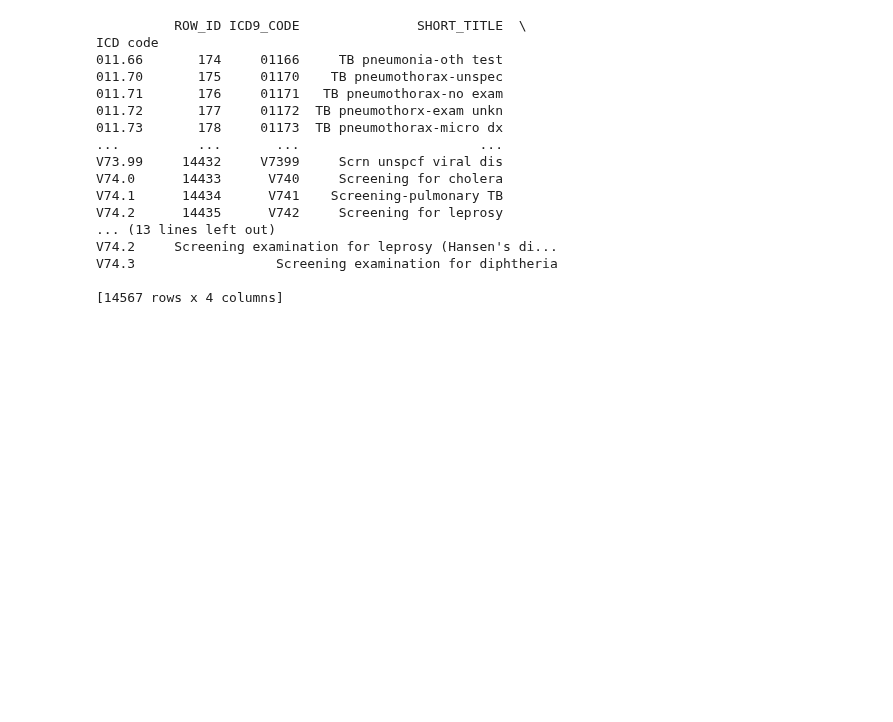
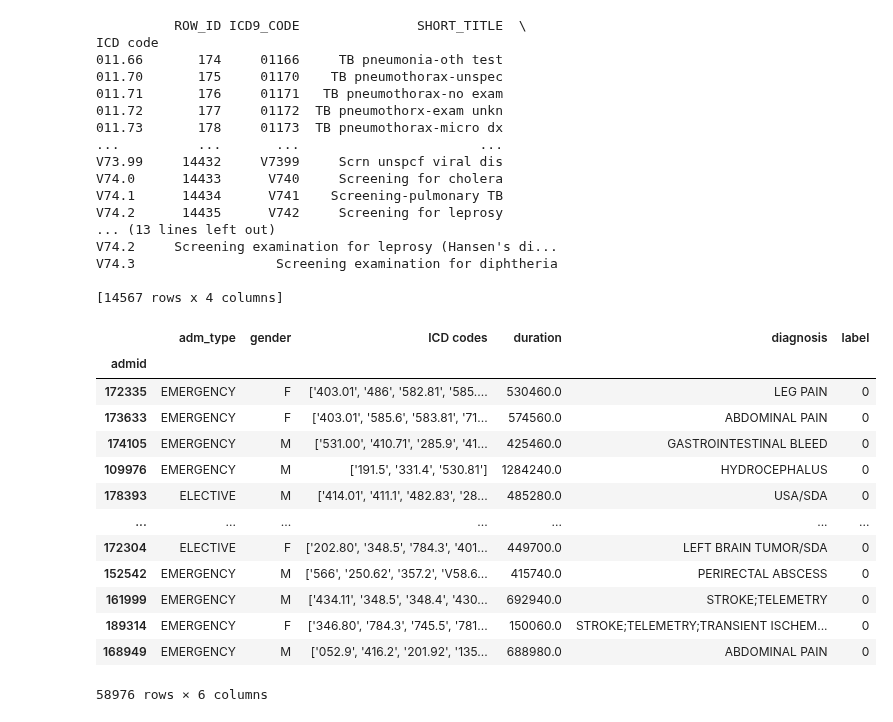
Before and after one commit to causalpathlab/EHR-OT, a Jupyter notebook: mimic_exp/admission/prepare_admid_diagnosis.ipynb, the cells around one changed output. Cells and saved outputs as stored; diff of their text form; code cells hidden in the pictures; blank space fills up the shorter version.

Commit message:
updated ADMID_DIAGNOSIS.csv

```diff
--- a/mimic_exp/admission/prepare_admid_diagnosis.ipynb
+++ b/mimic_exp/admission/prepare_admid_diagnosis.ipynb
@@ -215,3 +218,23 @@ for index, row in admid_diagnosis_df.iterrows():
 # %%
 admid_diagnosis_df.to_csv("../../outputs/mimic/ADMID_DIAGNOSIS.csv", header=True, index=True)
 admid_diagnosis_df
+# %%
+# Run this to add more information to ADMID_DIADNOSIS.csv
+admid_diagnosis_path = os.path.join(mimic_output_dir, "ADMID_DIAGNOSIS.csv")
+admid_diagnosis_df = pd.read_csv(admid_diagnosis_path, header=0, index_col=0)
+admid_diagnosis_df
+# %% [output]
+|  | adm_type | gender | ICD codes | duration | diagnosis | label |
+| admid |  |  |  |  |  |  |
+| 172335 | EMERGENCY | F | ['403.01', '486', '582.81', '585.... | 530460.0 | LEG PAIN | 0 |
+| 173633 | EMERGENCY | F | ['403.01', '585.6', '583.81', '71... | 574560.0 | ABDOMINAL PAIN | 0 |
+| 174105 | EMERGENCY | M | ['531.00', '410.71', '285.9', '41... | 425460.0 | GASTROINTESTINAL BLEED | 0 |
+| 109976 | EMERGENCY | M | ['191.5', '331.4', '530.81'] | 1284240.0 | HYDROCEPHALUS | 0 |
+| 178393 | ELECTIVE | M | ['414.01', '411.1', '482.83', '28... | 485280.0 | USA/SDA | 0 |
+| ... | ... | ... | ... | ... | ... | ... |
+| 172304 | ELECTIVE | F | ['202.80', '348.5', '784.3', '401... | 449700.0 | LEFT BRAIN TUMOR/SDA | 0 |
+| 152542 | EMERGENCY | M | ['566', '250.62', '357.2', 'V58.6... | 415740.0 | PERIRECTAL ABSCESS | 0 |
+| 161999 | EMERGENCY | M | ['434.11', '348.5', '348.4', '430... | 692940.0 | STROKE;TELEMETRY | 0 |
+| 189314 | EMERGENCY | F | ['346.80', '784.3', '745.5', '781... | 150060.0 | STROKE;TELEMETRY;TRANSIENT ISCHEM... | 0 |
+| 168949 | EMERGENCY | M | ['052.9', '416.2', '201.92', '135... | 688980.0 | ABDOMINAL PAIN | 0 |
+58976 rows × 6 columns
```
Also changed, not shown: parts of 3 cells of this notebook, 2 other files.
